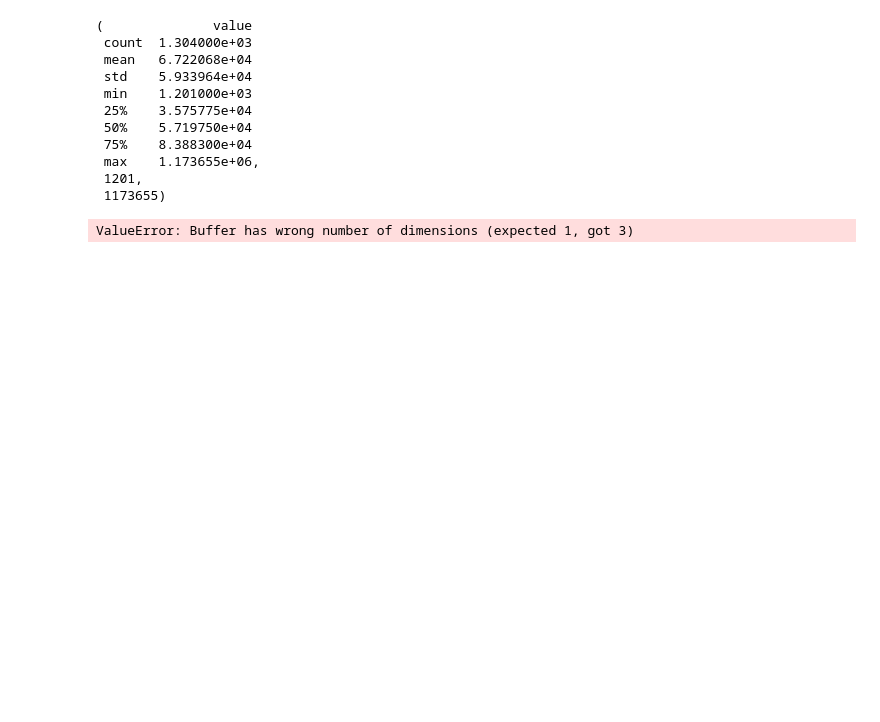
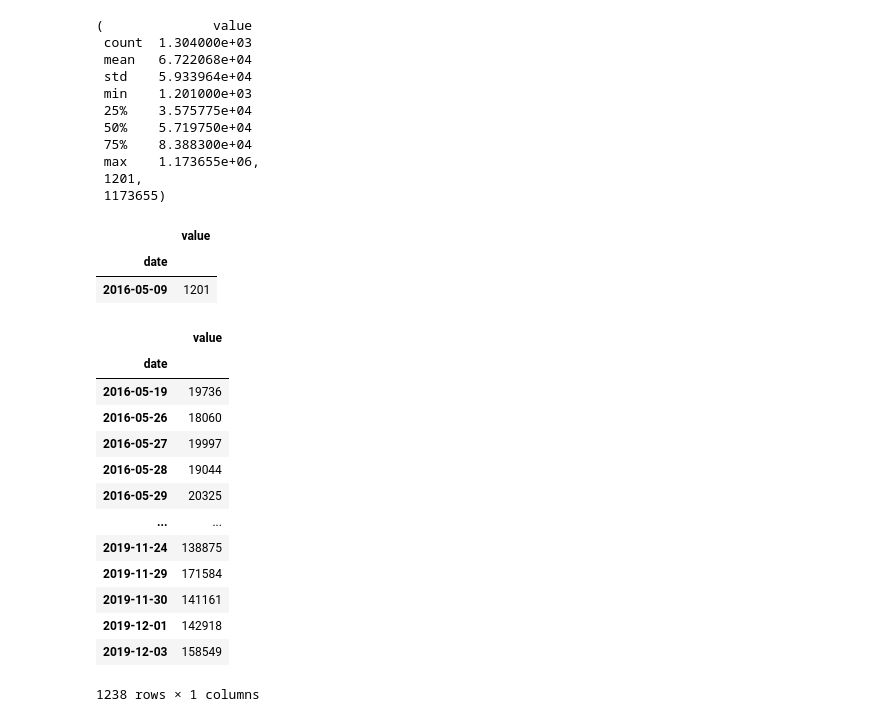
Before and after one commit to jmonti-gh/DataAnalysis_Py, a Jupyter notebook: p4_PageViewTimeSeriesVis/time_serie_visualizer_v0.ipynb, the cells around one changed output. Saved outputs shown, nothing was run; the diff lists cells and outputs as text; code cells hidden in the pictures; blank space fills up the shorter version.

```diff
--- a/p4_PageViewTimeSeriesVis/time_serie_visualizer_v0.ipynb
+++ b/p4_PageViewTimeSeriesVis/time_serie_visualizer_v0.ipynb
@@ -66,7 +107,28 @@ df.describe(), df.value.min(), df.value.max()
  1173655)
 # %%
 #df = df.drop(df.loc[df['value'] < df['value'].quantile(0.025)])
-#df.loc[df['value'] == df['value'].min()]
-df.drop(df.loc[df['value'] == df['value'].min()])
+df1.loc[df1['value'] == df1['value'].min()]
+#df1.drop(df1.loc[df1['value'] == df1['value'].min()])
 # %% [output]
-ValueError: Buffer has wrong number of dimensions (expected 1, got 3)
+|  | value |
+| date |  |
+| 2016-05-09 | 1201 |
+# %%
+df_drop = df1.drop(df1.loc[(df1['value'] <= df1['value'].quantile(0.025)) |
+                      (df1['value'] >= df1['value'].quantile(0.975))].index)
+df_drop
+# %% [output]
+|  | value |
+| date |  |
+| 2016-05-19 | 19736 |
+| 2016-05-26 | 18060 |
+| 2016-05-27 | 19997 |
+| 2016-05-28 | 19044 |
+| 2016-05-29 | 20325 |
+| ... | ... |
+| 2019-11-24 | 138875 |
+| 2019-11-29 | 171584 |
+| 2019-11-30 | 141161 |
+| 2019-12-01 | 142918 |
+| 2019-12-03 | 158549 |
+1238 rows × 1 columns
```
Also changed, not shown: parts of 11 cells of this notebook, 1 other file.
